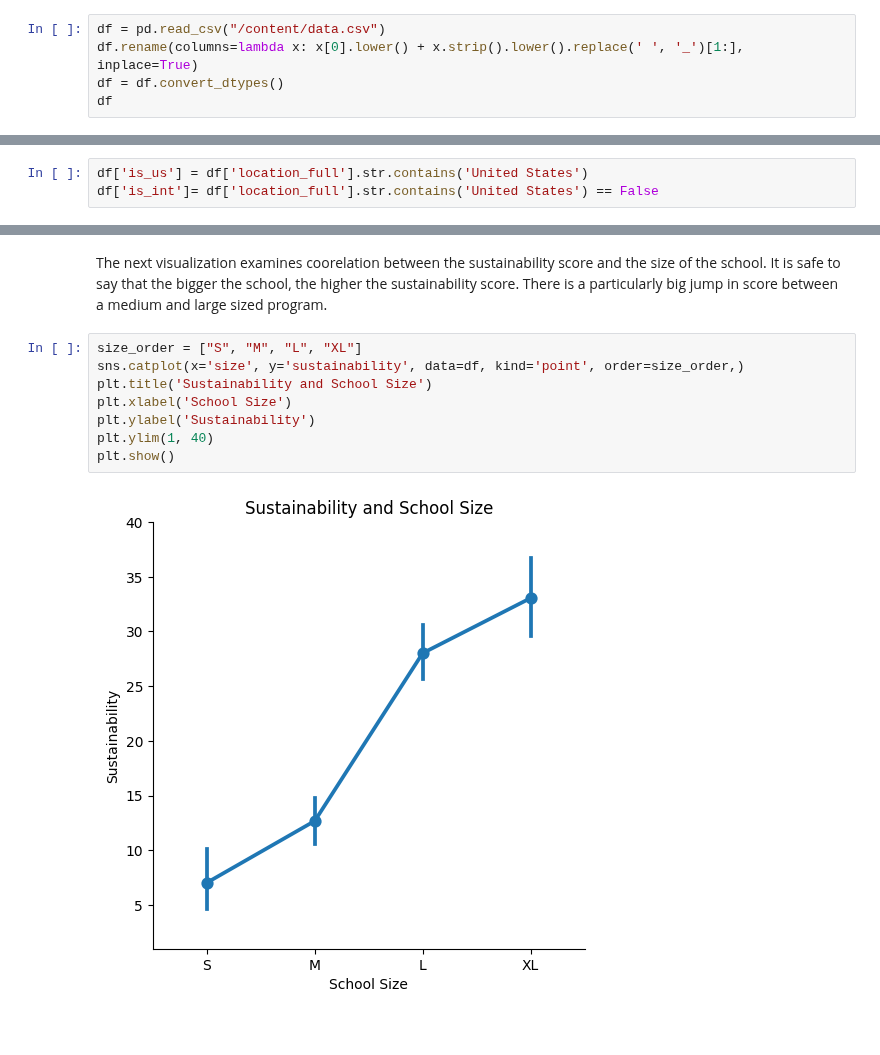
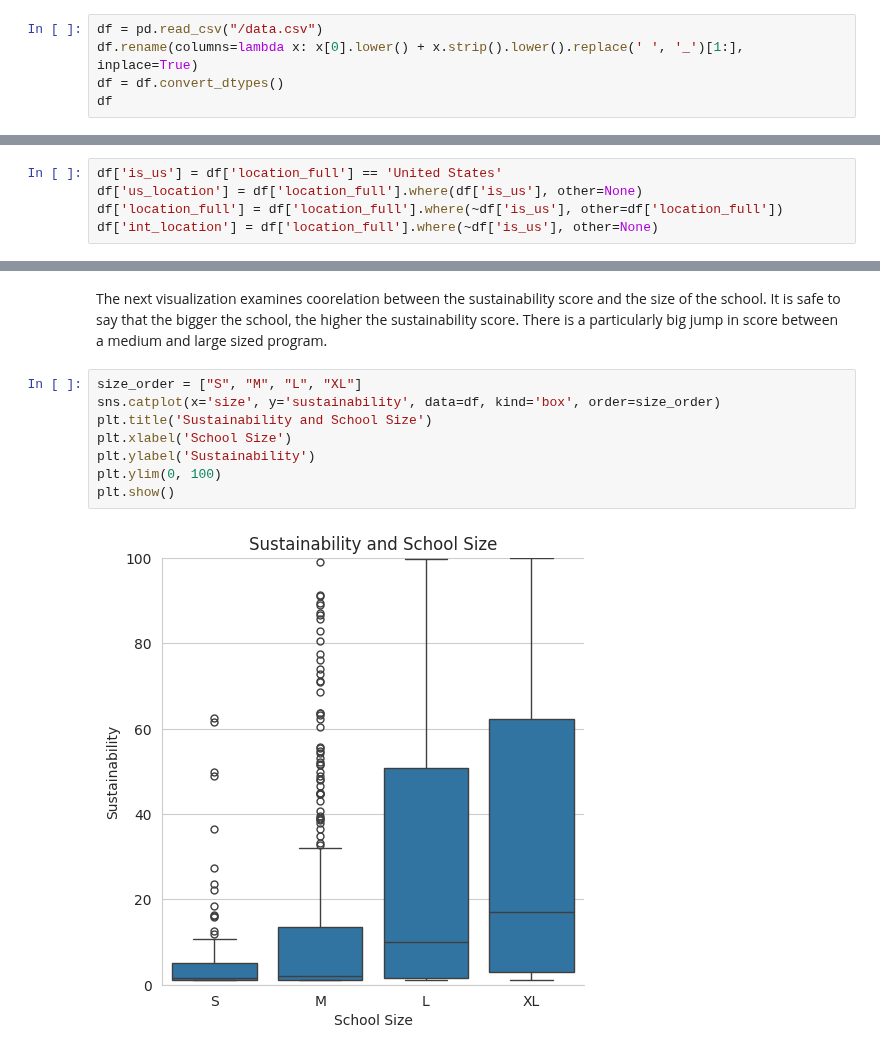
Before and after one commit to thezachdrake/UMD-INST760-Summer2024, a Jupyter notebook: notebooks/Murano-Notebook.ipynb, the cells around one changed output, grey strips where cells are left out. Cells and saved outputs as stored; diff of their text form.

```diff
--- a/notebooks/Murano-Notebook.ipynb
+++ b/notebooks/Murano-Notebook.ipynb
@@ -9,7 +9,7 @@ Your student lives in the United States currently. Is there a benefit to moving
 
 Your main takeaway should be helping the student assess the differences for them if they chose different types and locations of school. Your main plot might signify a particular school or it might signify a certain size or location of schools. Consider the questions being asked and what might be most useful to this student in making their decision.
 # %%
-df = pd.read_csv("/content/data.csv")
+df = pd.read_csv("/data.csv")
 df.rename(columns=lambda x: x[0].lower() + x.strip().lower().replace(' ', '_')[1:], inplace=True)
 df = df.convert_dtypes()
 df
@@ -82,9 +82,11 @@ df_acarep
 | 131 | 132 | 134 | Sapienza University of Rome | IT | Italy | XL | 80.7 | ... |
 | 96 | 97 | 98 | Freie Universitaet Berlin | DE | Germany | L | 80.3 | ... |
 71 rows × 16 columns
-# %%
-df['is_us'] = df['location_full'].str.contains('United States')
-df['is_int']= df['location_full'].str.contains('United States') == False
+# %%
+df['is_us'] = df['location_full'] == 'United States'
+df['us_location'] = df['location_full'].where(df['is_us'], other=None)
+df['location_full'] = df['location_full'].where(~df['is_us'], other=df['location_full'])
+df['int_location'] = df['location_full'].where(~df['is_us'], other=None)
 # %%
 df.info()
 # %% [output]
@@ -144,11 +163,11 @@ sns.scatterplot(x='academic_reputation', y='employer_reputation', data=df[int_sc
 The next visualization examines coorelation between the sustainability score and the size of the school. It is safe to say that the bigger the school, the higher the sustainability score. There is a particularly big jump in score between a medium and large sized program.
 # %%
 size_order = ["S", "M", "L", "XL"]
-sns.catplot(x='size', y='sustainability', data=df, kind='point', order=size_order,)
+sns.catplot(x='size', y='sustainability', data=df, kind='box', order=size_order)
 plt.title('Sustainability and School Size')
 plt.xlabel('School Size')
 plt.ylabel('Sustainability')
-plt.ylim(1, 40)
+plt.ylim(0, 100)
 plt.show()
 # %% [output]
-[figure, old version]
+[figure, new version]
```
Also changed, not shown: parts of 13 cells of this notebook.
